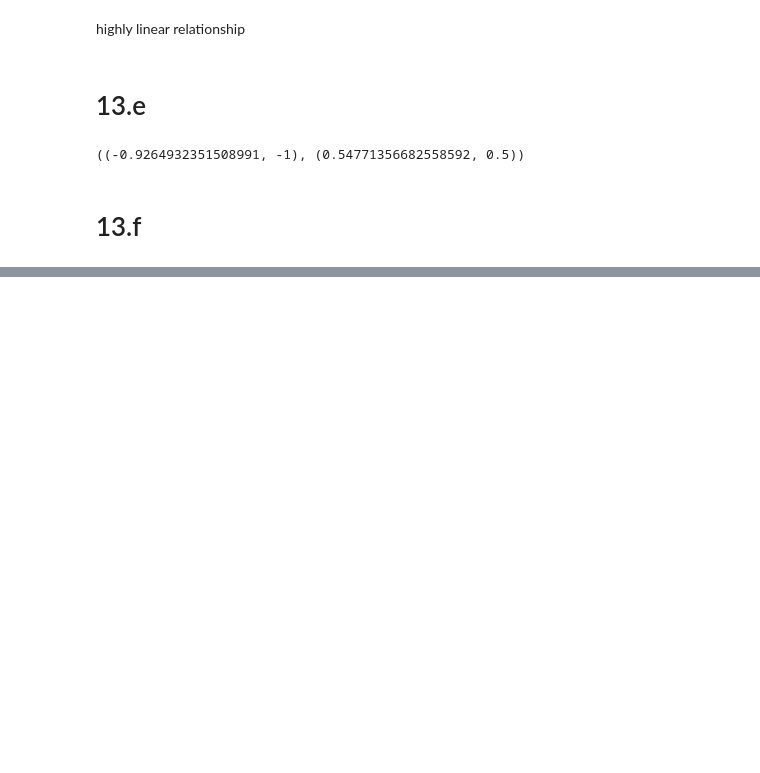
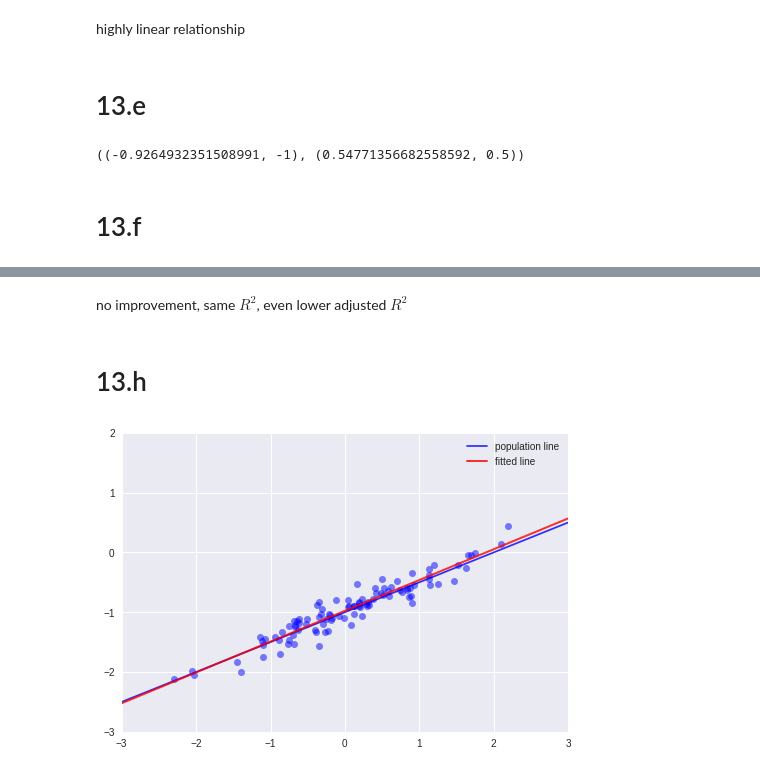
Before and after one commit to emredjan/ISL-python, a Jupyter notebook: exercises/exercises_3.7_linear_regression.ipynb, the cells around one changed output, grey strips where cells are left out. Drawn from its saved outputs; the diff is of its cells as text; code cells hidden in the pictures; blank space fills up the shorter version.

```diff
--- a/exercises/exercises_3.7_linear_regression.ipynb
+++ b/exercises/exercises_3.7_linear_regression.ipynb
@@ -529,0 +569,20 @@ sns.regplot(x, y, ax=ax, ci=False, scatter_kws={'color': 'blue', 'alpha': 0.5},
+# %% [markdown]
+no improvement, same $R^2$, even lower adjusted $R^2$
+# %% [markdown]
+# 13.h
+# %%
+np.random.seed(1)
+x = np.random.normal(0, 1, 100)
+eps = np.random.normal(0, np.sqrt(0.025), 100)
+y = -1 + 0.5 * x + eps
+
+f = abline_plot(-1, 0.5, color='blue', alpha=0.8, label='population line')
+ax = f.axes[0]
+ax.set_xlim(-3, 3)
+ax.set_ylim(-3, 2)
+sns.regplot(x, y, ax=ax, ci=False,
+            scatter_kws={'color': 'blue', 'alpha': 0.5},
+            line_kws={'color': 'red', 'alpha': 0.8, 'label': 'fitted line', 'lw': 2})
+ax.legend();
+# %% [output]
+[figure, added]
```
Also changed, not shown: parts of 22 cells of this notebook.
